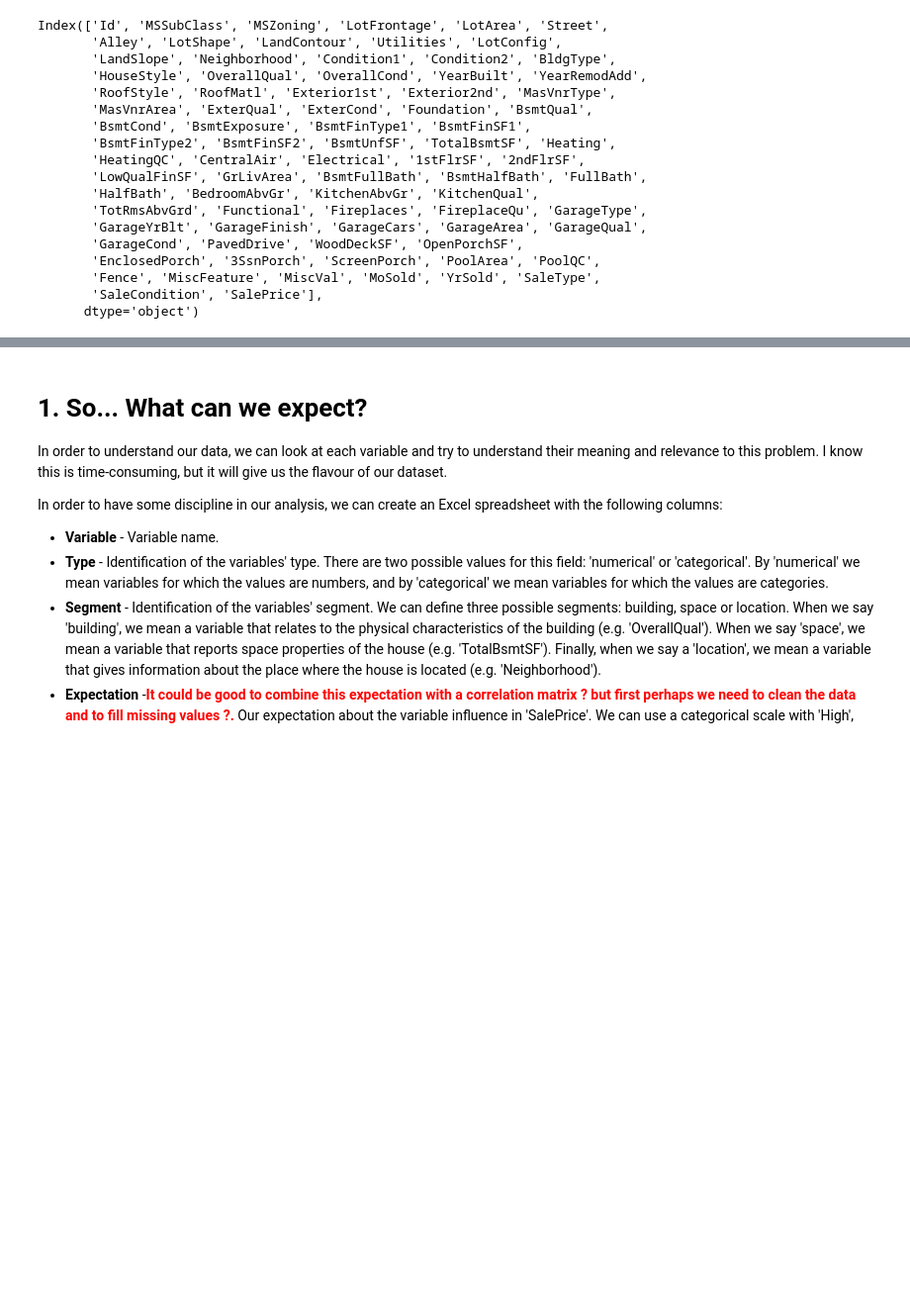
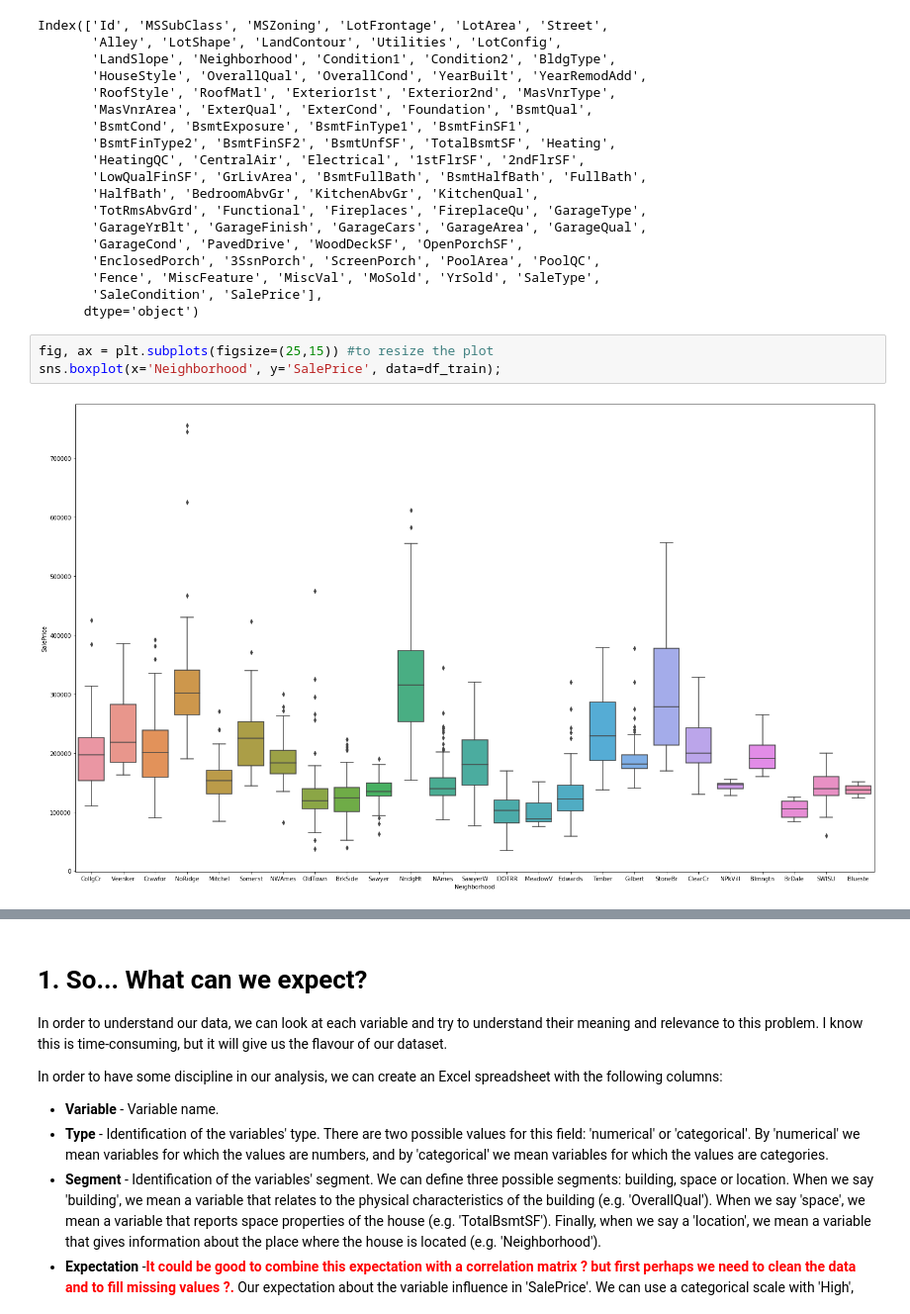
Before and after one commit to masaguaro/Data-Mining, a Jupyter notebook: house_price/Comprehensive data exploration with Python.ipynb, the cells around one changed output, grey strips where cells are left out. Shown at 99% size. Saved outputs shown, nothing was run; the diff lists cells and outputs as text; blank space fills up the shorter version.

Commit message:
Boxplot Neigborhood and MSZoning not sorted

```diff
--- a/house_price/Comprehensive data exploration with Python.ipynb
+++ b/house_price/Comprehensive data exploration with Python.ipynb
@@ -336,3 +336,8 @@ Index(['Id', 'MSSubClass', 'MSZoning', 'LotFrontage', 'LotArea', 'Street',
        'Fence', 'MiscFeature', 'MiscVal', 'MoSold', 'YrSold', 'SaleType',
        'SaleCondition', 'SalePrice'],
       dtype='object')
+# %%
+fig, ax = plt.subplots(figsize=(25,15)) #to resize the plot
+sns.boxplot(x='Neighborhood', y='SalePrice', data=df_train);
+# %% [output]
+[figure, added]
```
Also changed, not shown: parts of 1 cell of this notebook, 1 other file.
